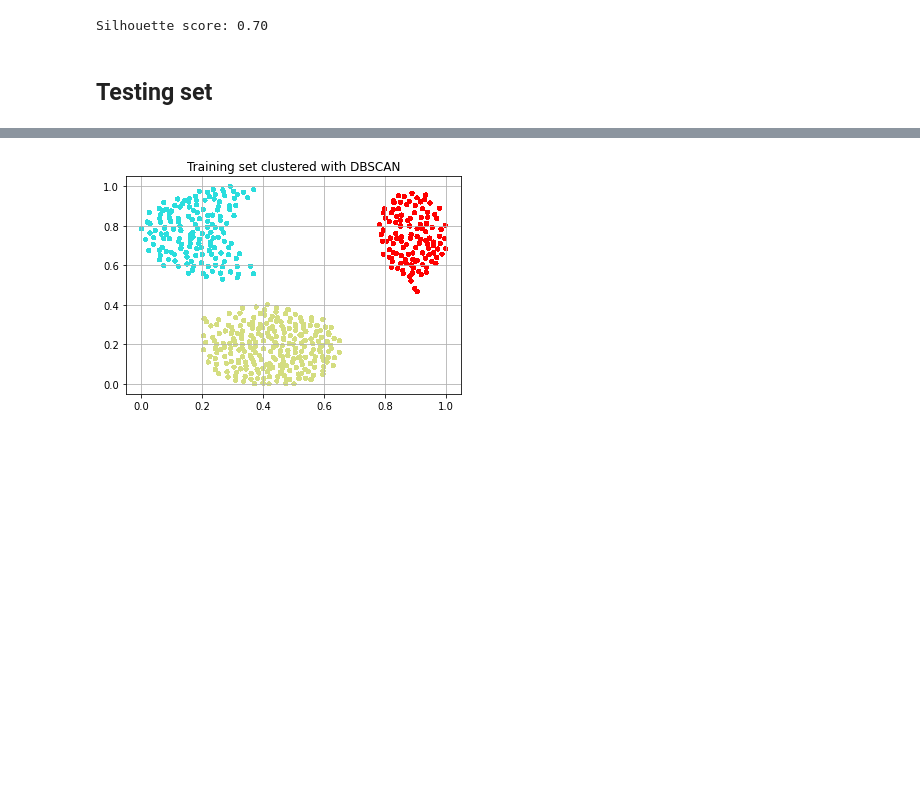
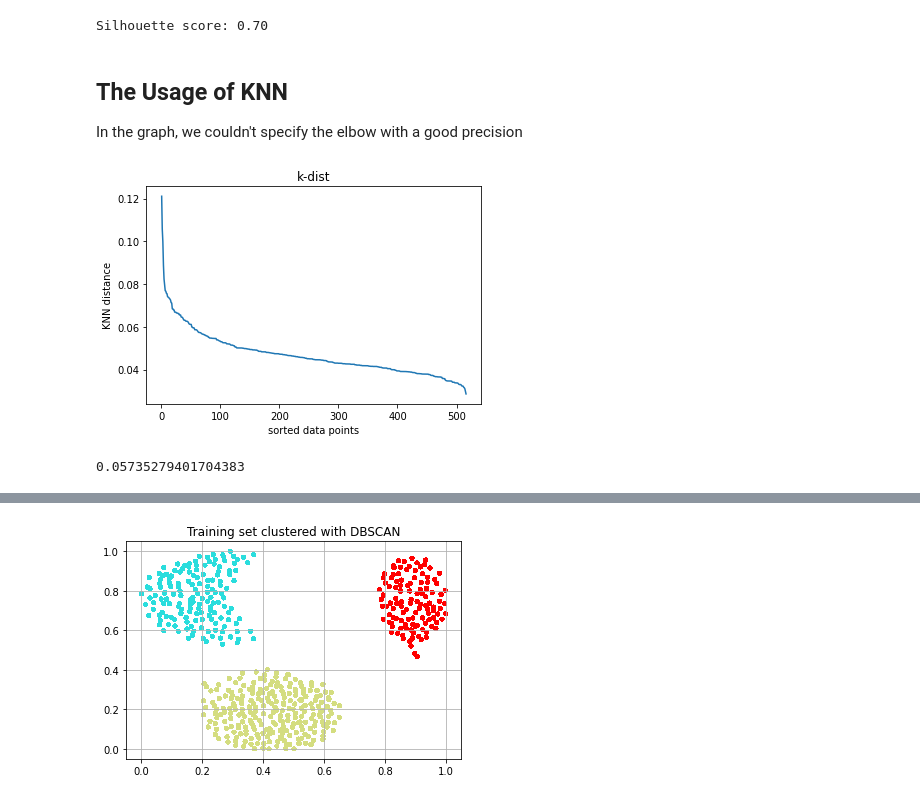
Before and after one commit to izumizawa/mc886y2021, a Jupyter notebook: Project1.ipynb, the cells around one changed output, grey strips where cells are left out. Cells and saved outputs as stored; diff of their text form; code cells hidden in the pictures; blank space fills up the shorter version.

```diff
--- a/Project1.ipynb
+++ b/Project1.ipynb
@@ -325,5 +335,12 @@ print("Silhouette score: %.2f" % current_silhouette_score)
 # %% [output]
 [figure]
 Silhouette score: 0.70
-# %% [markdown]
-## Testing set
+# %% [markdown]
+## The Usage of KNN
+
+In the graph, we couldn't specify the elbow with a good precision
+# %%
+k_nearest_neighbor(4, training_set)
+# %% [output]
+[figure, added]
+0.05735279401704383
```
Also changed, not shown: parts of 33 cells of this notebook.
